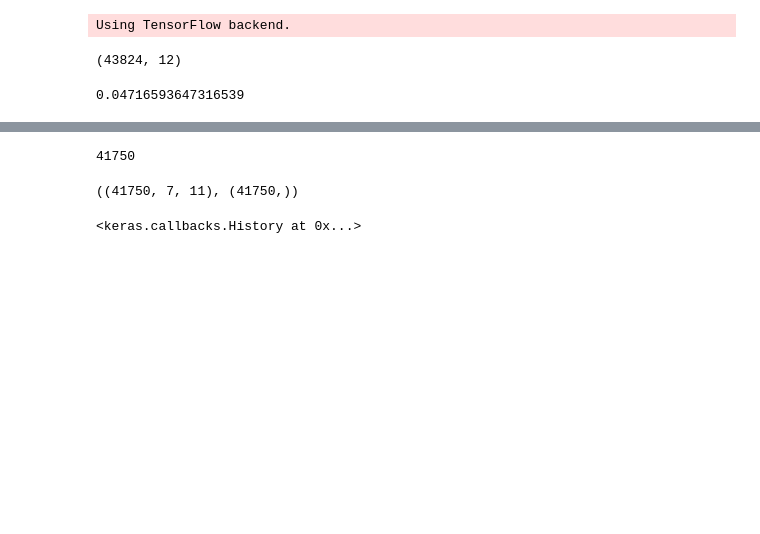
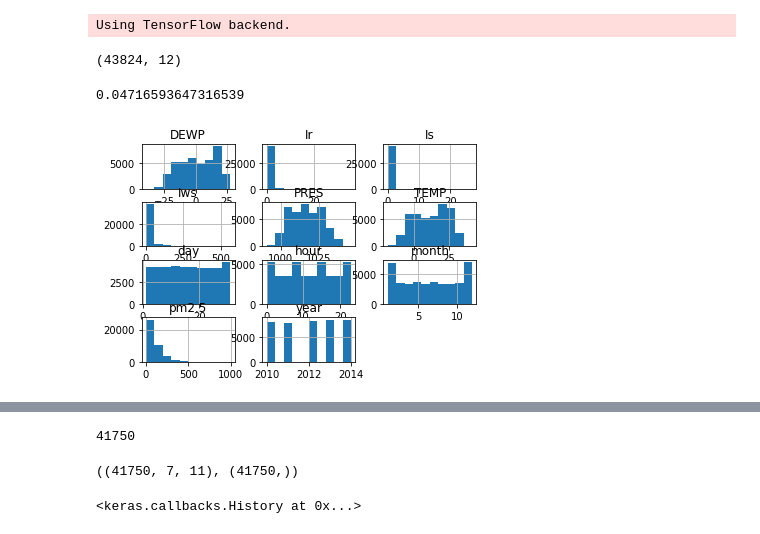
Before and after one commit to sogangori/python_deep_learning_4, a Jupyter notebook: day_4_beijing_pm25.ipynb, the cells around one changed output, grey strips where cells are left out. Drawn from its saved outputs; the diff is of its cells as text; code cells hidden in the pictures; blank space fills up the shorter version.

```diff
--- a/day_4_beijing_pm25.ipynb
+++ b/day_4_beijing_pm25.ipynb
@@ -19,3 +19,8 @@ df.isna().sum().sum() / len(df) #누락 비율
 0.04716593647316539
 # %%
 data = df.dropna() #누락 데이터를 제외
+# %%
+#EDA 탐색적 데이터 분석
+h = data.hist()
+# %% [output]
+[figure, added]
```
Also changed, not shown: parts of 4 cells of this notebook.
